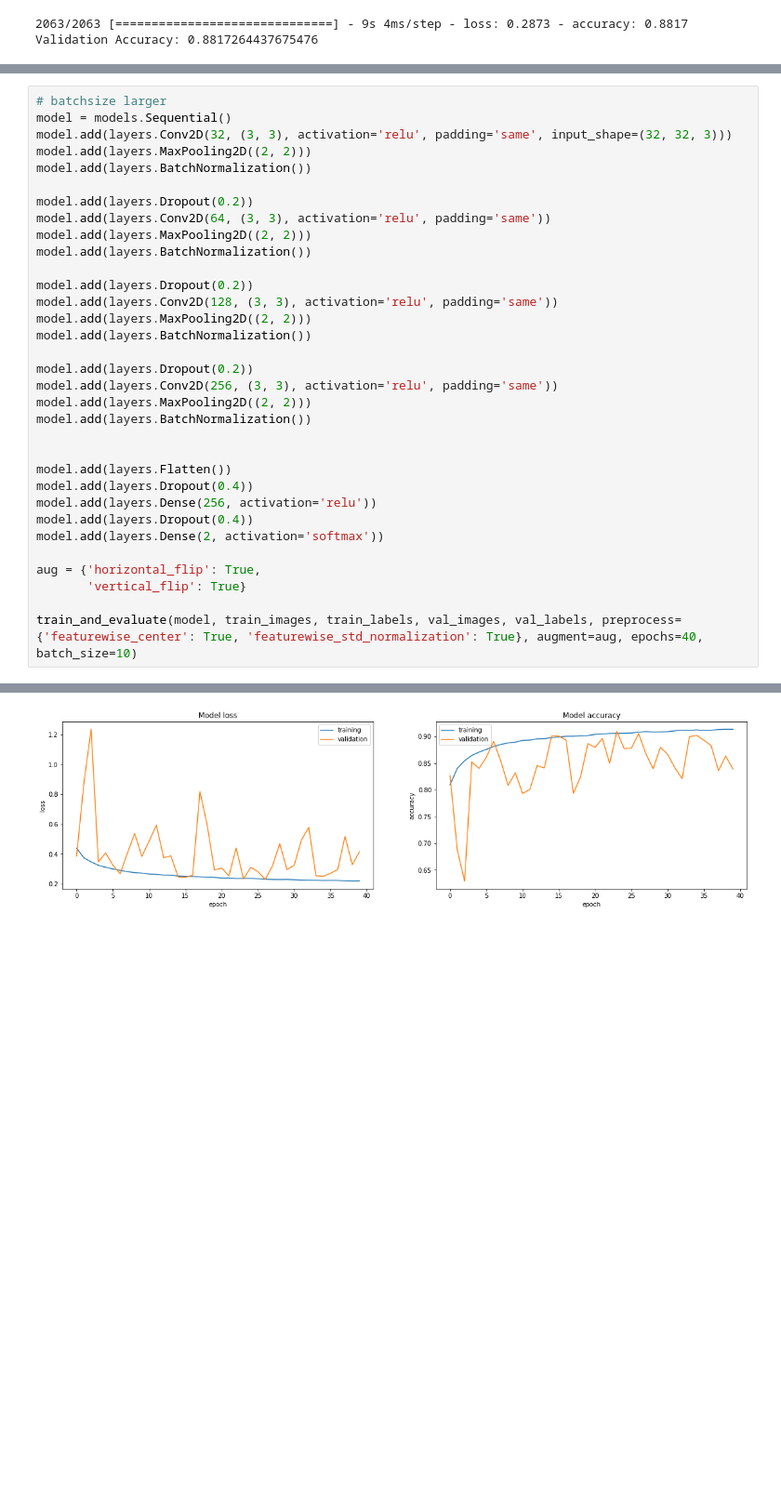
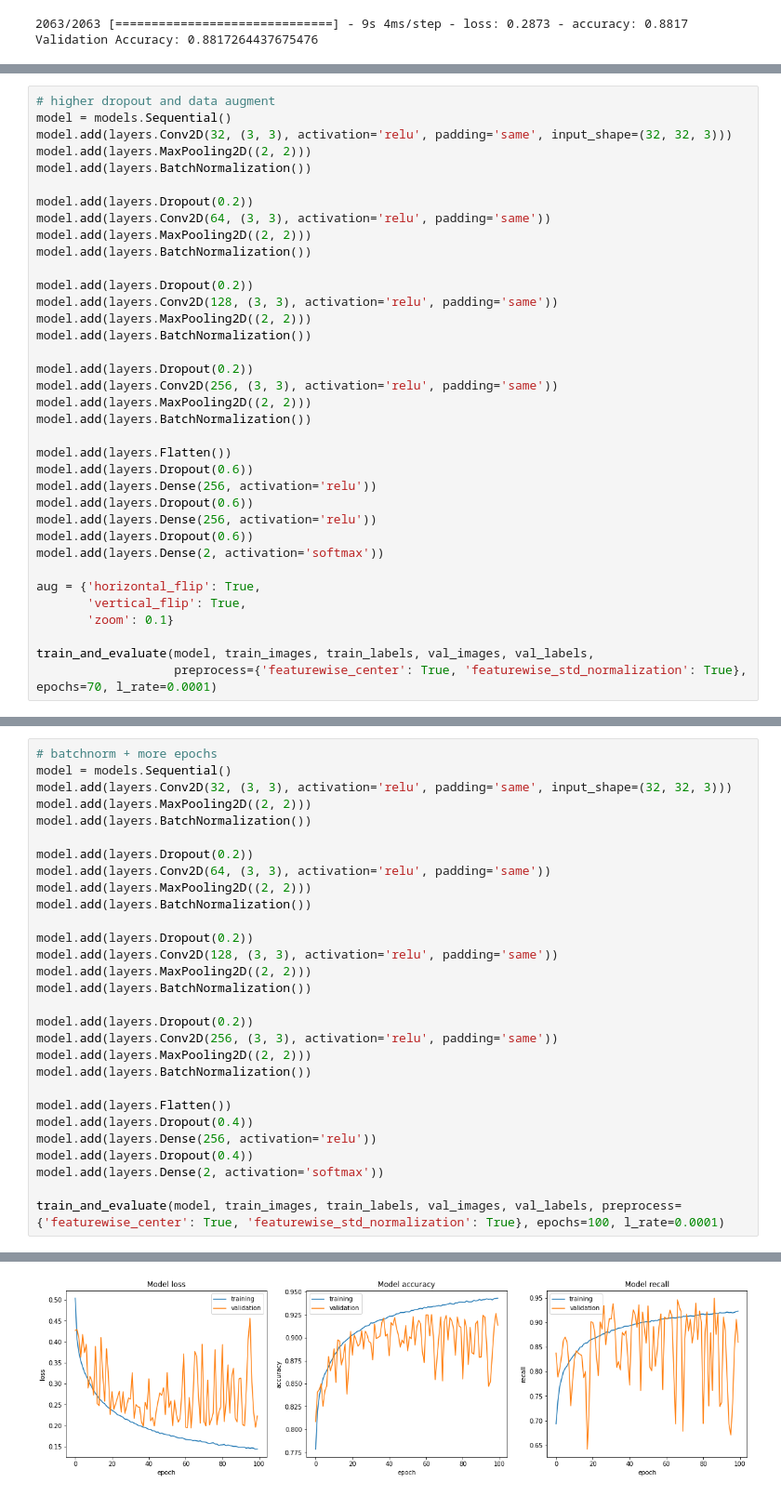
Before and after one commit to timmooren/hcd, a Jupyter notebook: code/hispa_cancer_detection.ipynb, the cells around one changed output, grey strips where cells are left out. Shown at 93% size. Saved outputs shown, nothing was run; the diff lists cells and outputs as text; blank space fills up the shorter version.

```diff
--- a/code/hispa_cancer_detection.ipynb
+++ b/code/hispa_cancer_detection.ipynb
@@ -965,0 +1357,36 @@ Validation Accuracy: 0.8039783239364624
+# %%
+# higher dropout and data augment
+model = models.Sequential()
+model.add(layers.Conv2D(32, (3, 3), activation='relu', padding='same', input_shape=(32, 32, 3)))
+model.add(layers.MaxPooling2D((2, 2)))
+model.add(layers.BatchNormalization())
+
+model.add(layers.Dropout(0.2))
+model.add(layers.Conv2D(64, (3, 3), activation='relu', padding='same'))
+model.add(layers.MaxPooling2D((2, 2)))
+model.add(layers.BatchNormalization())
+
+model.add(layers.Dropout(0.2))
+model.add(layers.Conv2D(128, (3, 3), activation='relu', padding='same'))
+model.add(layers.MaxPooling2D((2, 2)))
+model.add(layers.BatchNormalization())
+
+model.add(layers.Dropout(0.2))
+model.add(layers.Conv2D(256, (3, 3), activation='relu', padding='same'))
+model.add(layers.MaxPooling2D((2, 2)))
+model.add(layers.BatchNormalization())
+
+model.add(layers.Flatten())
+model.add(layers.Dropout(0.6))
+model.add(layers.Dense(256, activation='relu'))
+model.add(layers.Dropout(0.6))
+model.add(layers.Dense(256, activation='relu'))
+model.add(layers.Dropout(0.6))
+model.add(layers.Dense(2, activation='softmax'))
+
+aug = {'horizontal_flip': True,
+       'vertical_flip': True,
+       'zoom': 0.1}
+
+train_and_evaluate(model, train_images, train_labels, val_images, val_labels,
+                   preprocess={'featurewise_center': True, 'featurewise_std_normalization': True}, epochs=70, l_rate=0.0001)
@@ -966,5 +1420,5 @@ Validation Accuracy: 0.8039783239364624
 # %%
-# batchsize larger
+# batchnorm + more epochs
 model = models.Sequential()
 model.add(layers.Conv2D(32, (3, 3), activation='relu', padding='same', input_shape=(32, 32, 3)))
 model.add(layers.MaxPooling2D((2, 2)))
@@ -985,15 +1439,11 @@ model.add(layers.Conv2D(256, (3, 3), activation='relu', padding='same'))
 model.add(layers.MaxPooling2D((2, 2)))
 model.add(layers.BatchNormalization())
 
-
 model.add(layers.Flatten())
 model.add(layers.Dropout(0.4))
 model.add(layers.Dense(256, activation='relu'))
 model.add(layers.Dropout(0.4))
 model.add(layers.Dense(2, activation='softmax'))
 
-aug = {'horizontal_flip': True,
-       'vertical_flip': True}
-
-train_and_evaluate(model, train_images, train_labels, val_images, val_labels, preprocess={'featurewise_center': True, 'featurewise_std_normalization': True}, augment=aug, epochs=40, batch_size=10)
+train_and_evaluate(model, train_images, train_labels, val_images, val_labels, preprocess={'featurewise_center': True, 'featurewise_std_normalization': True}, epochs=100, l_rate=0.0001)
 # %% [output]
@@ -1017 +1467 @@ Epoch 40/40
-[figure, old version]
+[figure, new version]
```
Also changed, not shown: parts of 73 cells of this notebook.
